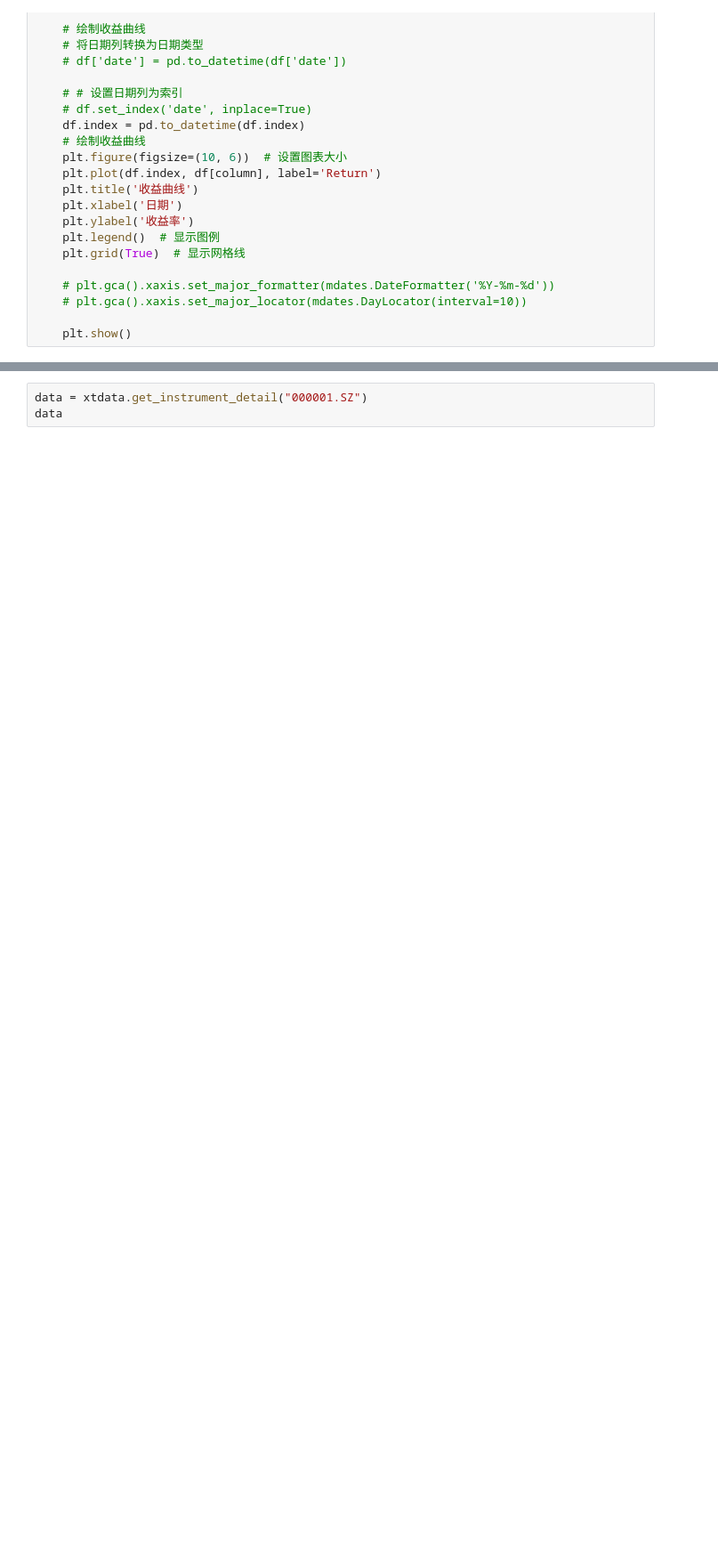
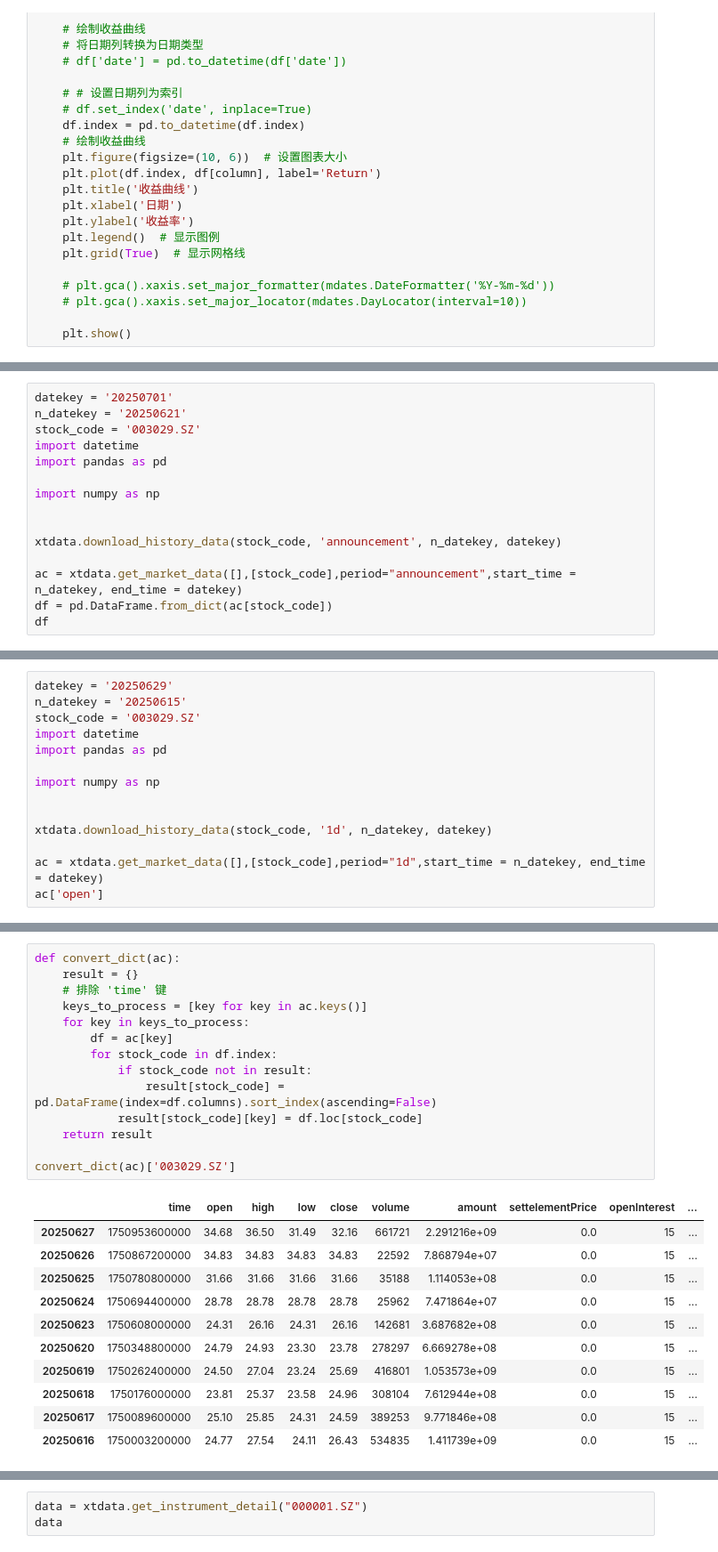
Before and after one commit to wanghw0122/tradeX, a Jupyter notebook: notebook/test.ipynb, the cells around one changed output, grey strips where cells are left out. Shown: that part at 89% size. Saved outputs shown, nothing was run; the diff lists cells and outputs as text; blank space fills up the shorter version.

```diff
--- a/notebook/test.ipynb
+++ b/notebook/test.ipynb
@@ -66,0 +143,15 @@ Error:
+# %%
+datekey = '20250701'
+n_datekey = '20250621'
+stock_code = '003029.SZ'
+import datetime
+import pandas as pd
+
+import numpy as np
+
+
+xtdata.download_history_data(stock_code, 'announcement', n_datekey, datekey)
+
+ac = xtdata.get_market_data([],[stock_code],period="announcement",start_time = n_datekey, end_time = datekey)
+df = pd.DataFrame.from_dict(ac[stock_code])
+df
@@ -66,0 +164,14 @@ Error:
+# %%
+datekey = '20250629'
+n_datekey = '20250615'
+stock_code = '003029.SZ'
+import datetime
+import pandas as pd
+
+import numpy as np
+
+
+xtdata.download_history_data(stock_code, '1d', n_datekey, datekey)
+
+ac = xtdata.get_market_data([],[stock_code],period="1d",start_time = n_datekey, end_time = datekey)
+ac['open']
@@ -66,0 +181,26 @@ Error:
+# %%
+def convert_dict(ac):
+    result = {}
+    # 排除 'time' 键
+    keys_to_process = [key for key in ac.keys()]
+    for key in keys_to_process:
+        df = ac[key]
+        for stock_code in df.index:
+            if stock_code not in result:
+                result[stock_code] = pd.DataFrame(index=df.columns).sort_index(ascending=False)
+            result[stock_code][key] = df.loc[stock_code]
+    return result
+
+convert_dict(ac)['003029.SZ']
+# %% [output]
+|  | time | open | high | low | close | volume | amount | settelementPrice | openInterest | ... |
+| 20250627 | 1750953600000 | 34.68 | 36.50 | 31.49 | 32.16 | 661721 | 2.291216e+09 | 0.0 | 15 | ... |
+| 20250626 | 1750867200000 | 34.83 | 34.83 | 34.83 | 34.83 | 22592 | 7.868794e+07 | 0.0 | 15 | ... |
+| 20250625 | 1750780800000 | 31.66 | 31.66 | 31.66 | 31.66 | 35188 | 1.114053e+08 | 0.0 | 15 | ... |
+| 20250624 | 1750694400000 | 28.78 | 28.78 | 28.78 | 28.78 | 25962 | 7.471864e+07 | 0.0 | 15 | ... |
+| 20250623 | 1750608000000 | 24.31 | 26.16 | 24.31 | 26.16 | 142681 | 3.687682e+08 | 0.0 | 15 | ... |
+| 20250620 | 1750348800000 | 24.79 | 24.93 | 23.30 | 23.78 | 278297 | 6.669278e+08 | 0.0 | 15 | ... |
+| 20250619 | 1750262400000 | 24.50 | 27.04 | 23.24 | 25.69 | 416801 | 1.053573e+09 | 0.0 | 15 | ... |
+| 20250618 | 1750176000000 | 23.81 | 25.37 | 23.58 | 24.96 | 308104 | 7.612944e+08 | 0.0 | 15 | ... |
+| 20250617 | 1750089600000 | 25.10 | 25.85 | 24.31 | 24.59 | 389253 | 9.771846e+08 | 0.0 | 15 | ... |
+| 20250616 | 1750003200000 | 24.77 | 27.54 | 24.11 | 26.43 | 534835 | 1.411739e+09 | 0.0 | 15 | ... |
```
Also changed, not shown: parts of 70 cells of this notebook, 7 other files.
